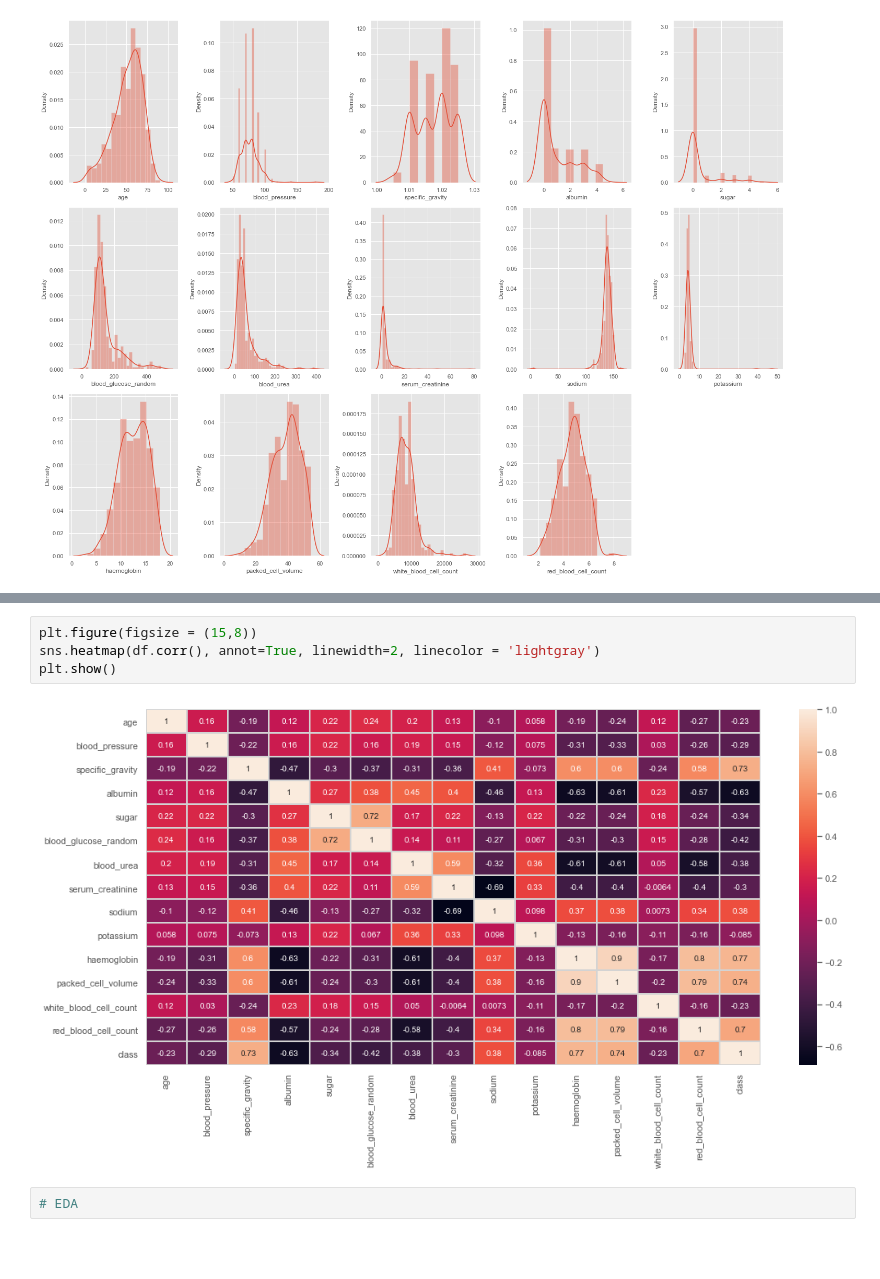
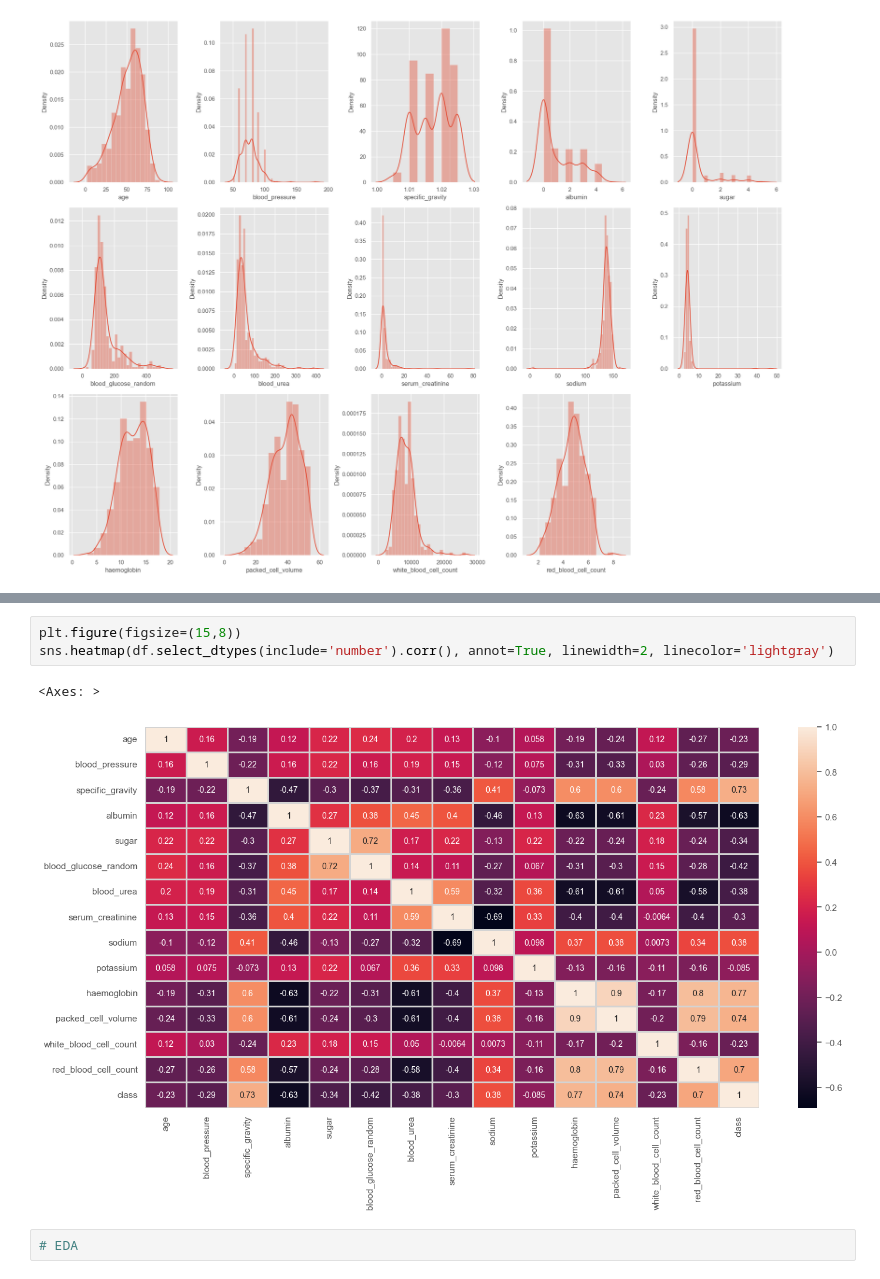
Before and after one commit to eshanbhuse/Multi-Disease-Diagnosis-System-Using-Medical-Imaging-and-Clinical-Data, a Jupyter notebook: backend/colab_files_to_train_models/Multiple disease prediction system - kidney.ipynb, the cells around one changed output, grey strips where cells are left out. Saved outputs shown, nothing was run; the diff lists cells and outputs as text; blank space fills up the shorter version.

```diff
--- a/backend/colab_files_to_train_models/Multiple disease prediction system - kidney.ipynb
+++ b/backend/colab_files_to_train_models/Multiple disease prediction system - kidney.ipynb
@@ -260,11 +260,11 @@ df.corr()
 | red_blood_cell_count | -0.268896 | -0.261936 | 0.579476 | -0.566437 | -0.237448 | -0.281541 | -0.579087 | ... |
 | class | -0.227268 | -0.294077 | 0.732163 | -0.627090 | -0.344070 | -0.419672 | -0.380605 | ... |
 # %%
-plt.figure(figsize = (15,8))
-sns.heatmap(df.corr(), annot=True, linewidth=2, linecolor = 'lightgray')
-plt.show()
+plt.figure(figsize=(15,8))
+sns.heatmap(df.select_dtypes(include='number').corr(), annot=True, linewidth=2, linecolor='lightgray')
 # %% [output]
+<Axes: >
-[figure, old version]
+[figure, new version]
 # %%
 # EDA
 # %%
```
Also changed, not shown: parts of 23 cells of this notebook, 14 other files.
